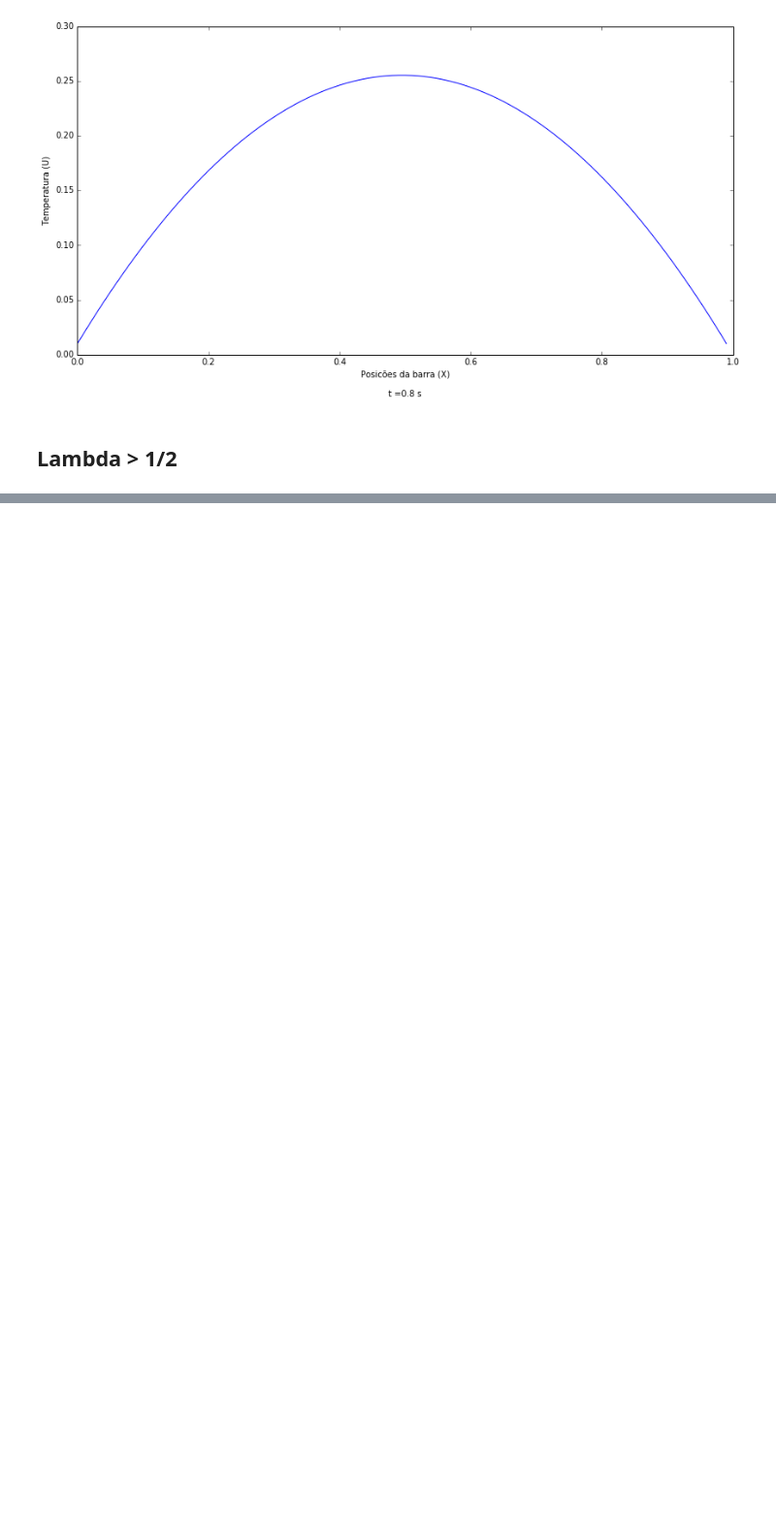
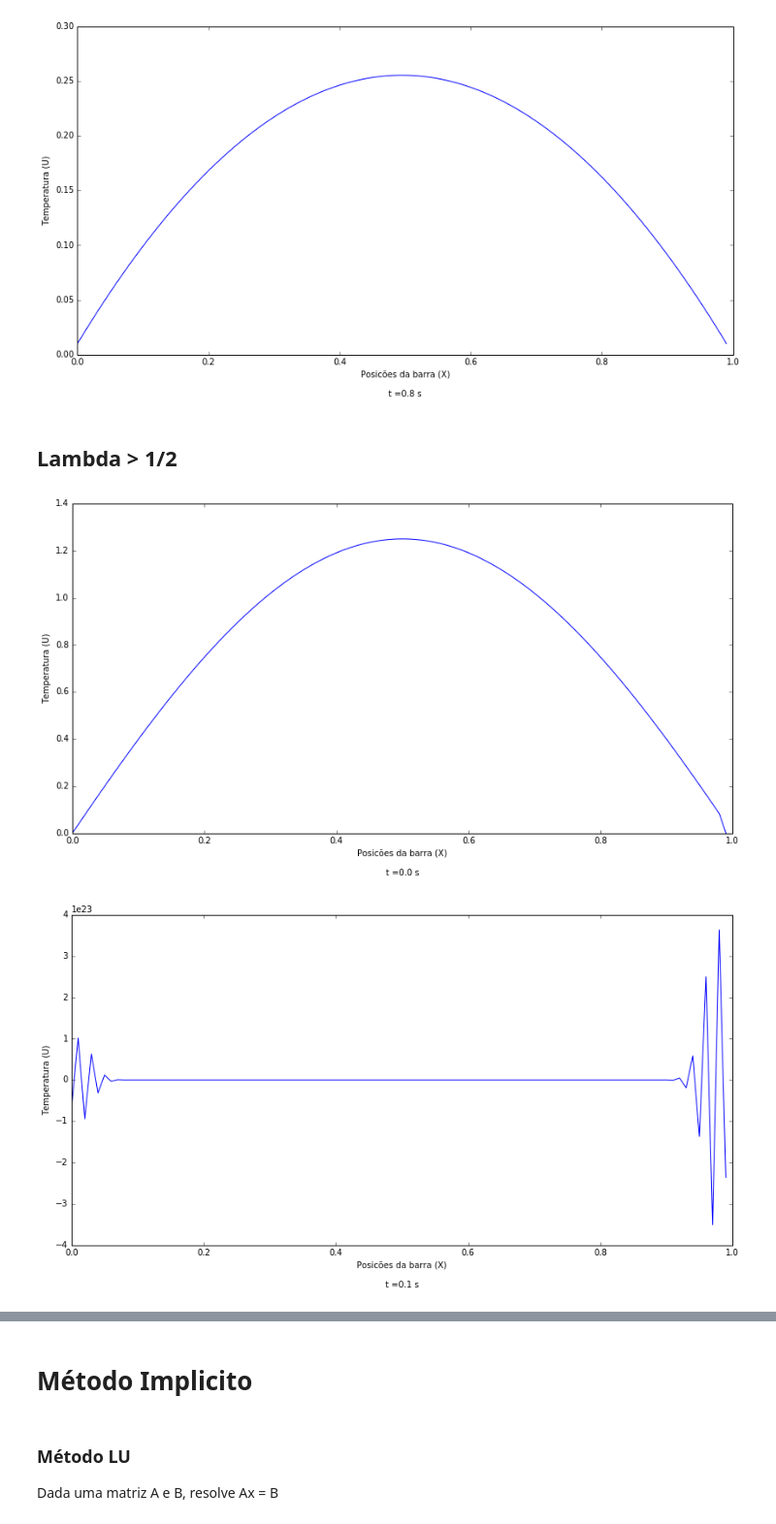
Before and after one commit to faciolihenrique/ms211, a Jupyter notebook: proj2.ipynb, the cells around one changed output, grey strips where cells are left out. Shown: that part at 97% size. Drawn from its saved outputs; the diff is of its cells as text; code cells hidden in the pictures; blank space fills up the shorter version.

```diff
--- a/proj2.ipynb
+++ b/proj2.ipynb
@@ -168,3 +79,54 @@ for tempo in np.arange(0,1,k):
 [figure]
 # %% [markdown]
 ## Lambda > 1/2
+# %%
+k = 0.01 # Valor do passo do tempo
+
+h = 0.01 # Valor do passo em x
+
+lambd = _lambda(gamma,k,h) # Valor de lambda
+
+m = int(1/h) # Quantidade de posicoes x na barra
+
+
+x_list = list()
+for i in np.arange(0,1,h):
+    x_list.append(i)
+
+# Matriz A
+A = np.zeros((m,m))
+
+A.itemset((0,0),1-2*lambd)
+A.itemset((m-1,m-1),1-2*lambd)
+A.itemset((0,1),lambd)
+A.itemset((m-1,m-2),lambd)
+
+for i in range(1,m-1):
+    A.itemset((i,i),(1-2*lambd))
+    A.itemset((i,i+1),lambd)
+    A.itemset((i,i-1),lambd)
+
+# Vetor uj
+u = np.zeros(m)
+
+n = 1
+for x in np.arange(0.01, 0.99, h):
+    u.itemset(n,f(x))
+    n = n + 1
+
+# u(j+1) = Au(j) + kψ(j)
+# Vetor de psi * k
+psik = np.empty(m); psik.fill(2*k)
+
+for tempo in np.arange(0,1,k):
+    if tempo % 0.1 == 0:
+        plt.plot(x_list, u)
+        plt.gcf().set_size_inches(14,7)
+        plt.ylabel('Temperatura (U)')
+        plt.xlabel('Posicões da barra (X)\n\nt =' + str(tempo) + ' s')
+        plt.show()
+    Auj = np.dot(A,u)
+    u = np.sum([Auj, psik], axis=0)
+# %% [output]
+[figure, added]
+[figure, added]
@@ -170,0 +136,5 @@ for tempo in np.arange(0,1,k):
+# %% [markdown]
+# Método Implicito
+# %% [markdown]
+### Método LU
+Dada uma matriz A e B, resolve Ax = B
```
Also changed, not shown: parts of 6 cells of this notebook.
